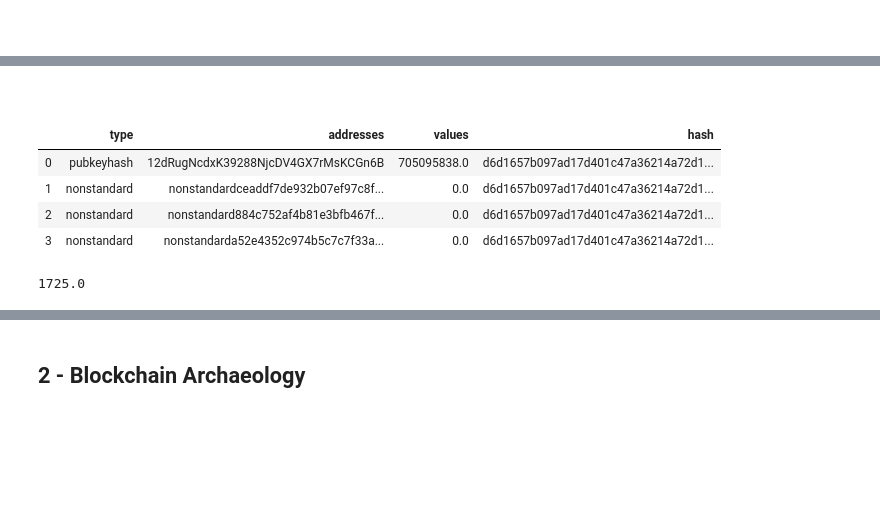
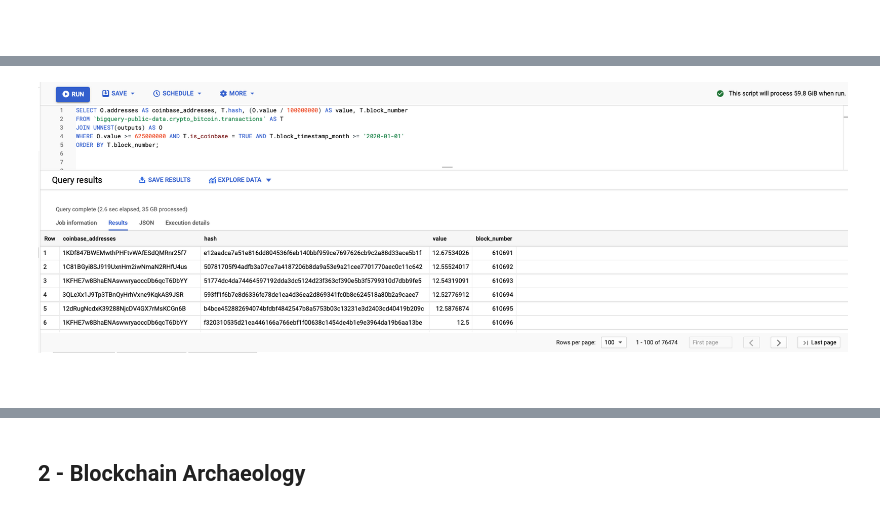
Before and after one commit to CommanderPoe/gn-challenge, a Jupyter notebook: challenge.ipynb, the cells around one changed output, grey strips where cells are left out. Saved outputs shown, nothing was run; the diff lists cells and outputs as text; code cells hidden in the pictures; blank space fills up the shorter version.

```diff
--- a/challenge.ipynb
+++ b/challenge.ipynb
@@ -295,10 +142,6 @@ KeyboardInterrupt:
+# %%
+Image(filename='Q1.3.png')
+# %% [output]
+[figure, added]
 # %% [markdown]
 <br>
-# %%
-df_cb_outputs[0]
-# %% [output]
-|  | type | addresses | values | hash |
-| 0 | pubkeyhash | 12dRugNcdxK39288NjcDV4GX7rMsKCGn6B | 705095838.0 | d6d1657b097ad17d401c47a36214a72d1... |
-| 1 | nonstandard | nonstandardceaddf7de932b07ef97c8f... | 0.0 | d6d1657b097ad17d401c47a36214a72d1... |
-| 2 | nonstandard | nonstandard884c752af4b81e3bfb467f... | 0.0 | d6d1657b097ad17d401c47a36214a72d1... |
-| 3 | nonstandard | nonstandarda52e4352c974b5c7c7f33a... | 0.0 | d6d1657b097ad17d401c47a36214a72d1... |
@@ -309,4 +147,0 @@ df_cb_outputs= df_cb_outputs[df_cb_outputs['values'] > 0]
-# %%
-(df_cb_outputs['values'].sum() - df['fee'].sum()) / 100000000
-# %% [output]
-1725.0
```
Also changed, not shown: parts of 64 cells of this notebook, 2 other files.
